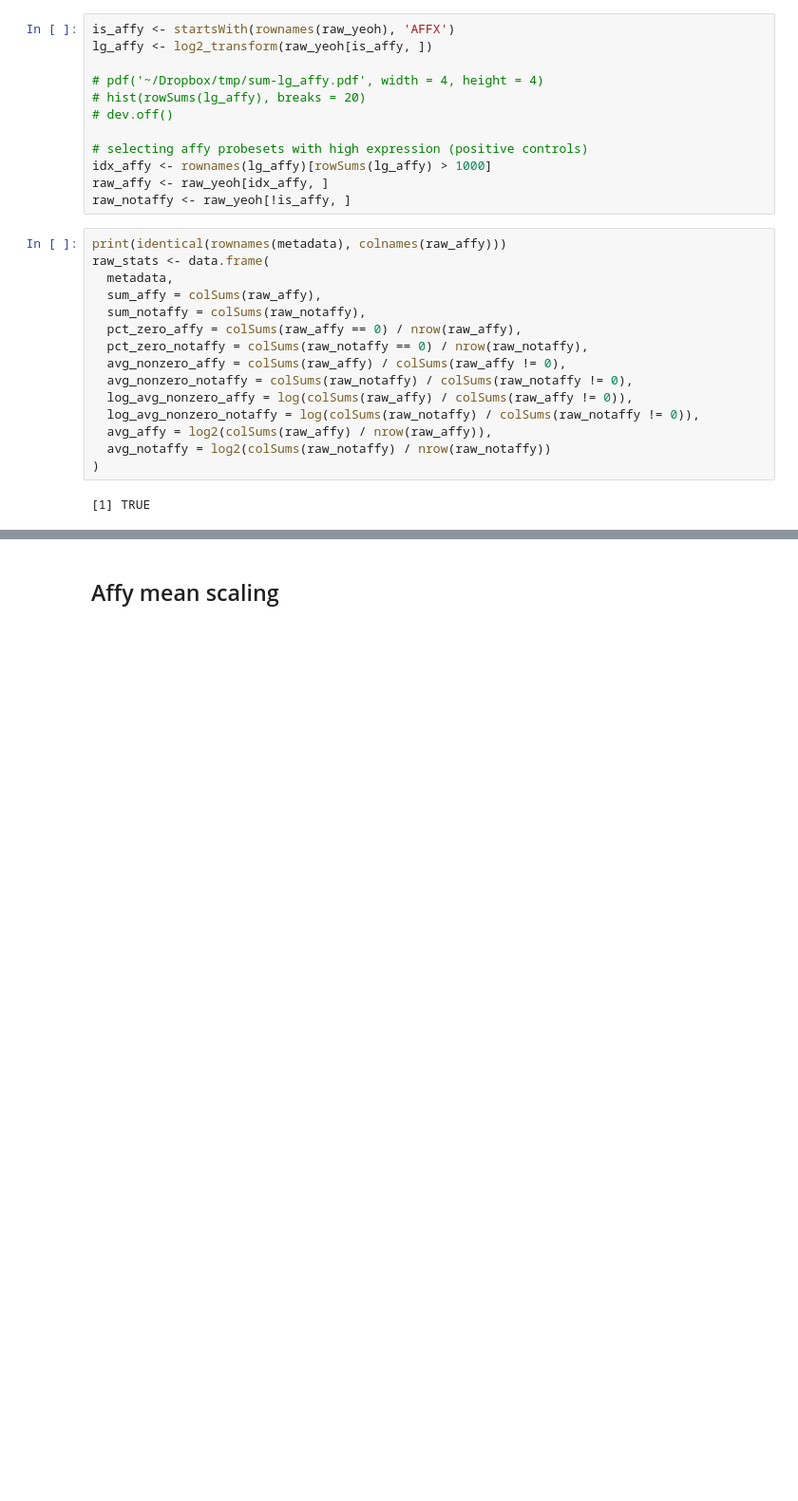
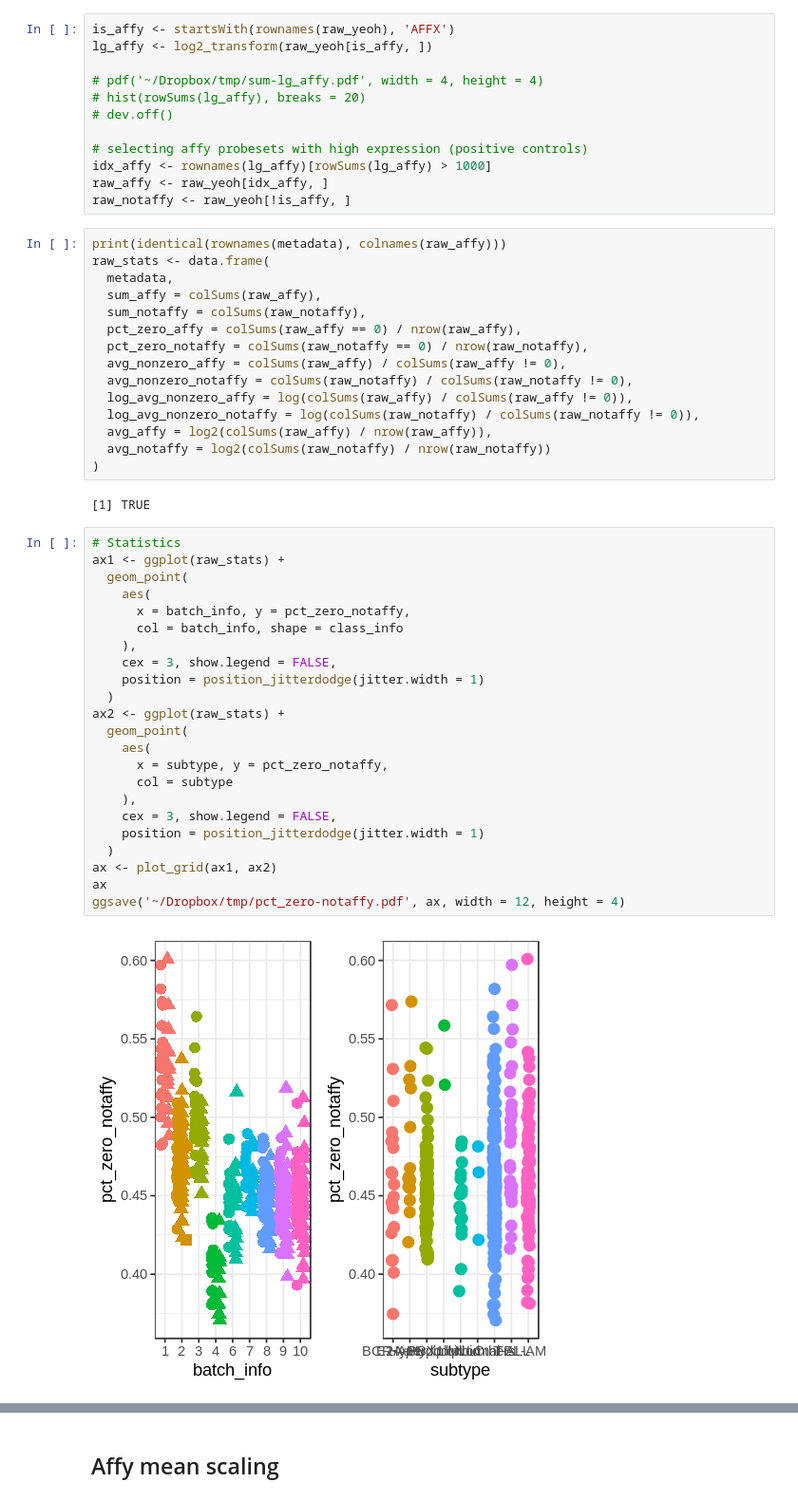
Before and after one commit to dblux/relapse_prediction, a Jupyter notebook: ipynb/investigation/imputation.ipynb, the cells around one changed output, grey strips where cells are left out. Shown at 95% size. Saved outputs shown, nothing was run; the diff lists cells and outputs as text; blank space fills up the shorter version.

Commit message:
Investigating mathematical model for batch effects.

```diff
--- a/ipynb/investigation/imputation.ipynb
+++ b/ipynb/investigation/imputation.ipynb
@@ -1174,4 +956,29 @@ raw_stats <- data.frame(
 )
 # %% [output]
 [1] TRUE
+# %%
+# Statistics
+ax1 <- ggplot(raw_stats) +
+  geom_point(
+    aes(
+      x = batch_info, y = pct_zero_notaffy,
+      col = batch_info, shape = class_info
+    ),
+    cex = 3, show.legend = FALSE,
+    position = position_jitterdodge(jitter.width = 1)
+  )
+ax2 <- ggplot(raw_stats) +
+  geom_point(
+    aes(
+      x = subtype, y = pct_zero_notaffy,
+      col = subtype
+    ),
+    cex = 3, show.legend = FALSE,
+    position = position_jitterdodge(jitter.width = 1)
+  )
+ax <- plot_grid(ax1, ax2)
+ax
+ggsave('~/Dropbox/tmp/pct_zero-notaffy.pdf', ax, width = 12, height = 4)
+# %% [output]
+[figure, added]
 # %%
```
Also changed, not shown: parts of 109 cells of this notebook, 7 other files.
